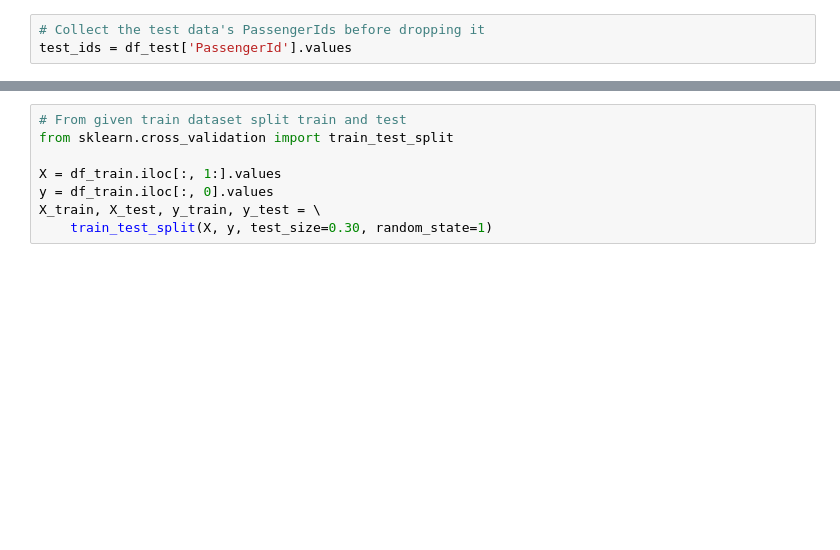
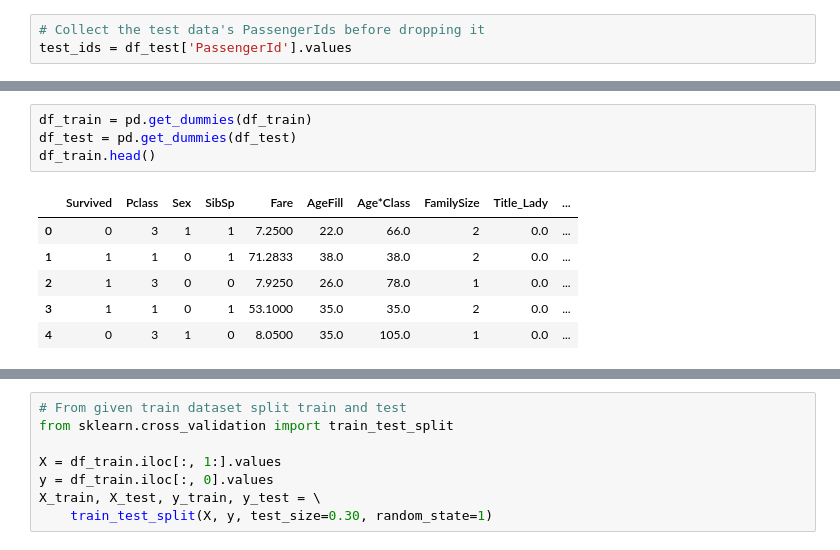
Before and after one commit to burun/Kaggle-Titanic, a Jupyter notebook: My solutions/Data Prepocessing.ipynb, the cells around one changed output, grey strips where cells are left out. Drawn from its saved outputs; the diff is of its cells as text; blank space fills up the shorter version.

```diff
--- a/My solutions/Data Prepocessing.ipynb
+++ b/My solutions/Data Prepocessing.ipynb
@@ -142,0 +267,11 @@ df_train.head()
+# %%
+df_train = pd.get_dummies(df_train)
+df_test = pd.get_dummies(df_test)
+df_train.head()
+# %% [output]
+|  | Survived | Pclass | Sex | SibSp | Fare | AgeFill | Age*Class | FamilySize | Title_Lady | ... |
+| 0 | 0 | 3 | 1 | 1 | 7.2500 | 22.0 | 66.0 | 2 | 0.0 | ... |
+| 1 | 1 | 1 | 0 | 1 | 71.2833 | 38.0 | 38.0 | 2 | 0.0 | ... |
+| 2 | 1 | 3 | 0 | 0 | 7.9250 | 26.0 | 78.0 | 1 | 0.0 | ... |
+| 3 | 1 | 1 | 0 | 1 | 53.1000 | 35.0 | 35.0 | 2 | 0.0 | ... |
+| 4 | 0 | 3 | 1 | 0 | 8.0500 | 35.0 | 105.0 | 1 | 0.0 | ... |
```
Also changed, not shown: parts of 16 cells of this notebook, 1 other file.
